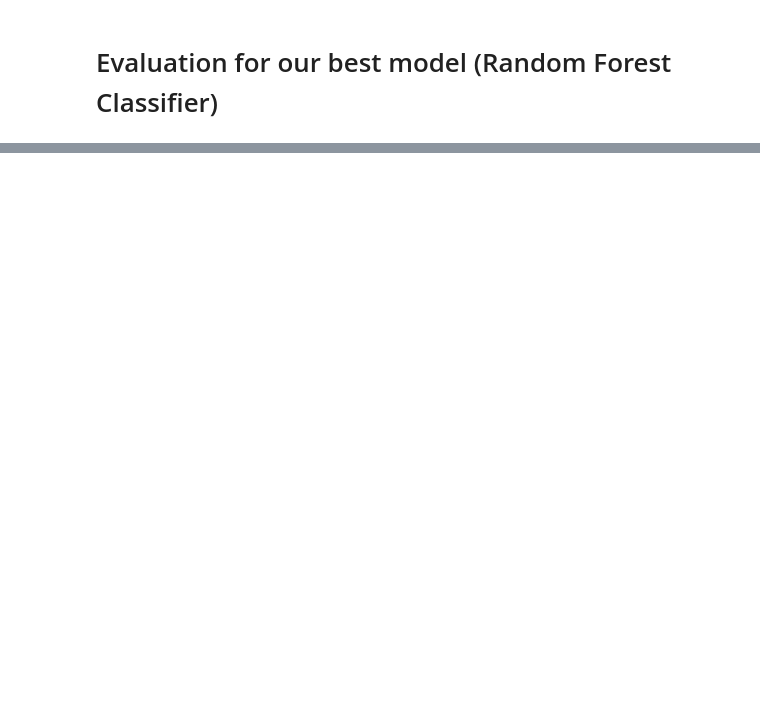
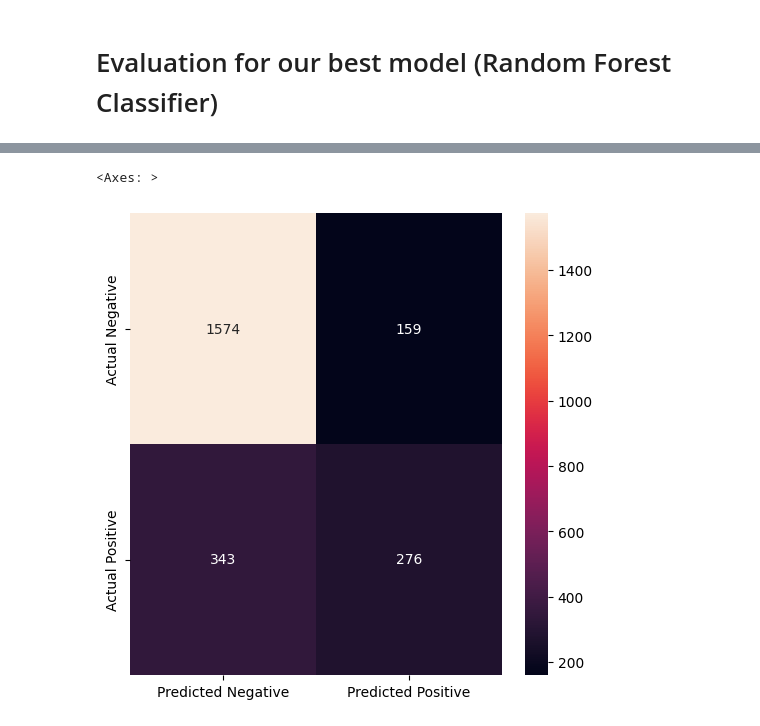
Before and after one commit to AchyDaMan/airbnbdata, a Jupyter notebook: airbnb_ml.ipynb, the cells around one changed output, grey strips where cells are left out. Saved outputs shown, nothing was run; the diff lists cells and outputs as text; code cells hidden in the pictures; blank space fills up the shorter version.

```diff
--- a/airbnb_ml.ipynb
+++ b/airbnb_ml.ipynb
@@ -824,0 +787,19 @@ AUC of the Logistic Classifier on test data= 0.5048765544075019
+# %%
+# Confusion Matrix
+import seaborn as sn
+from sklearn.metrics import (confusion_matrix)
+
+conf_matrix = confusion_matrix(y_test, y_pred_stacking)
+conf_matrix
+
+df_cm = pd.DataFrame(conf_matrix)
+df_cm
+
+ylabels = ["Actual Negative", "Actual Positive"]
+xlabels = ["Predicted Negative", "Predicted Positive"]
+
+plt.figure(figsize = (6,6))
+sn.heatmap(df_cm, annot=True, xticklabels=xlabels, yticklabels=ylabels, fmt='g')
+# %% [output]
+<Axes: >
+[figure, added]
```
Also changed, not shown: parts of 14 cells of this notebook.
